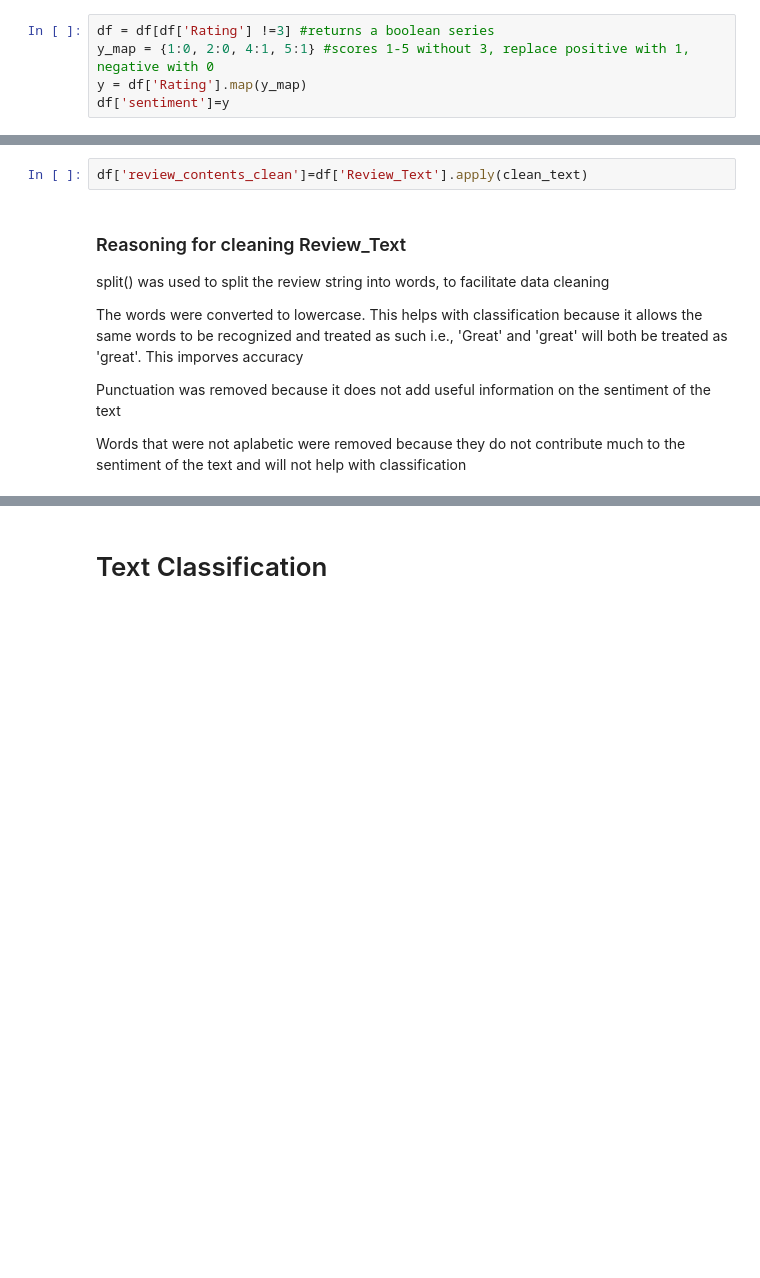
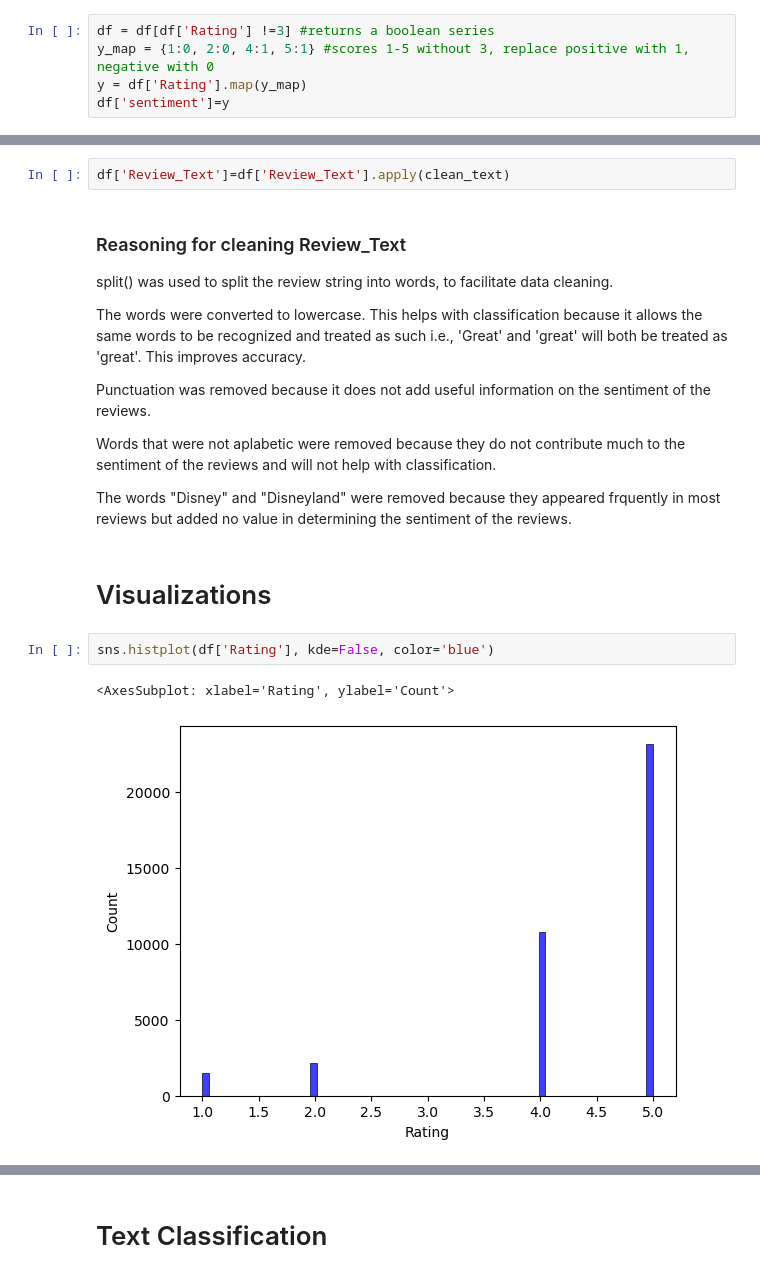
Before and after one commit to LYS312/DisneyLand-Reviews, a Jupyter notebook: disneyland_reviews/Alyssa_Bharath_816027289_1.ipynb, the cells around one changed output, grey strips where cells are left out. Cells and saved outputs as stored; diff of their text form; blank space fills up the shorter version.

```diff
--- a/disneyland_reviews/Alyssa_Bharath_816027289_1.ipynb
+++ b/disneyland_reviews/Alyssa_Bharath_816027289_1.ipynb
@@ -118,13 +235,22 @@ def clean_text(words):
 
     return fin
 # %%
-df['review_contents_clean']=df['Review_Text'].apply(clean_text)
+df['Review_Text']=df['Review_Text'].apply(clean_text)
 # %% [markdown]
 ### Reasoning for cleaning Review_Text
-split() was used to split the review string into words, to facilitate data cleaning
+split() was used to split the review string into words, to facilitate data cleaning.
 
-The words were converted to lowercase. This helps with classification because it allows the same words to be recognized and treated as such i.e., 'Great' and 'great' will both be treated as 'great'. This imporves accuracy
+The words were converted to lowercase. This helps with classification because it allows the same words to be recognized and treated as such i.e., 'Great' and 'great' will both be treated as 'great'. This improves accuracy.
 
-Punctuation was removed because it does not add useful information on the sentiment of the text
+Punctuation was removed because it does not add useful information on the sentiment of the reviews.
 
-Words that were not aplabetic were removed because they do not contribute much to the sentiment of the text and will not help with classification
+Words that were not aplabetic were removed because they do not contribute much to the sentiment of the reviews and will not help with classification.
+
+The words "Disney" and "Disneyland" were removed because they appeared frquently in most reviews but added no value in determining the sentiment of the reviews.
+# %% [markdown]
+# Visualizations
+# %%
+sns.histplot(df['Rating'], kde=False, color='blue')
+# %% [output]
+<AxesSubplot: xlabel='Rating', ylabel='Count'>
+[figure, added]
```
Also changed, not shown: parts of 67 cells of this notebook.
